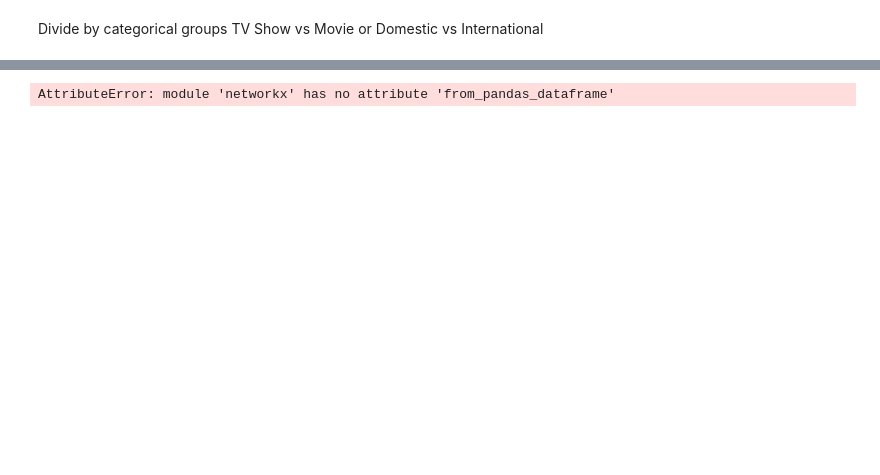
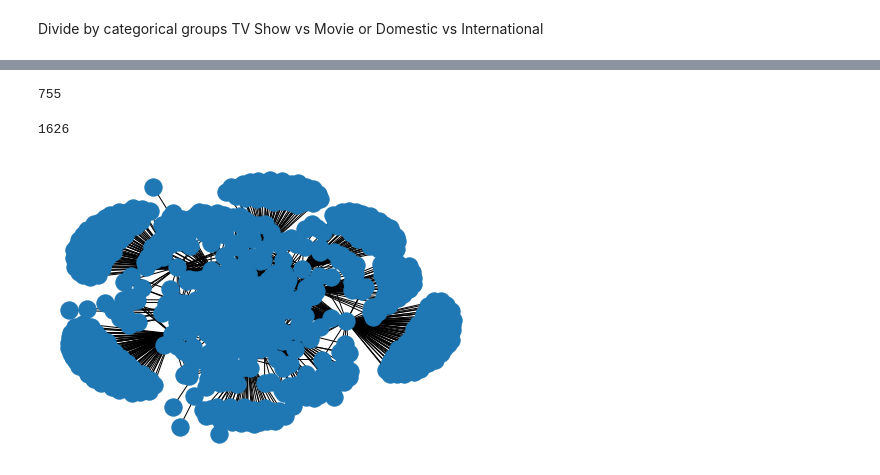
Before and after one commit to ltcancel/DATA620, a Jupyter notebook: Project1/DATA620_Project1.ipynb, the cells around one changed output, grey strips where cells are left out. Saved outputs shown, nothing was run; the diff lists cells and outputs as text; code cells hidden in the pictures; blank space fills up the shorter version.

```diff
--- a/Project1/DATA620_Project1.ipynb
+++ b/Project1/DATA620_Project1.ipynb
@@ -57,6 +61,16 @@ df_inter.head()
 | 5 | s6 | TV Show | 46 | Serdar Akar | Erdal Beşikçioğlu, Yasemin Allen,... | Turkey | July 1, 2017 | 2016 | TV-MA | 1 Season | ... |
 | 6 | s7 | Movie | 122 | Yasir Al Yasiri | Amina Khalil, Ahmed Dawood, Tarek... | Egypt | June 1, 2020 | 2019 | TV-MA | 95 min | ... |
 # %%
-g = nx.from_pandas_dataframe(data, ['country', 'release_year'])
+g = nx.from_pandas_edgelist(data, 'country', 'release_year')
-# %% [output]
-AttributeError: module 'networkx' has no attribute 'from_pandas_dataframe'
+# %%
+g.order()
+# %% [output]
+755
+# %%
+g.size()
+# %% [output]
+1626
+# %%
+nx.draw(g)
+# %% [output]
+[figure, added]
```
Also changed, not shown: parts of 2 cells of this notebook.
